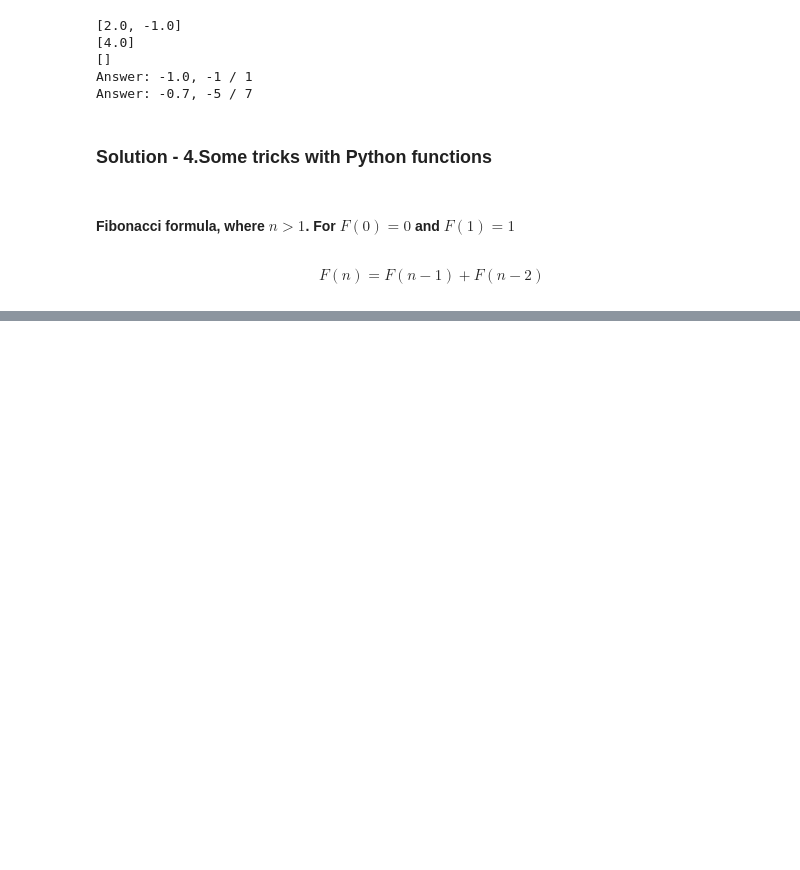
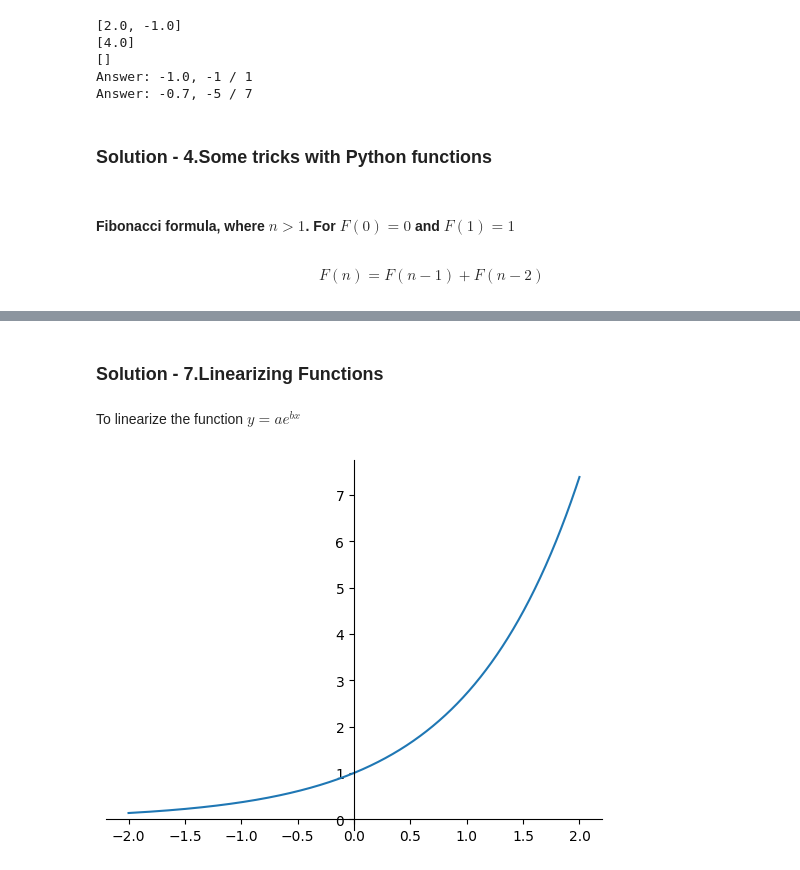
Before and after one commit to ThorinOakenshield-ivaylo/Math-Concepts-March-2025, a Jupyter notebook: High-School-Maths-Exercise/Solutions-High-School-Maths-Exercise.ipynb, the cells around one changed output, grey strips where cells are left out. Cells and saved outputs as stored; diff of their text form; code cells hidden in the pictures; blank space fills up the shorter version.

```diff
--- a/High-School-Maths-Exercise/Solutions-High-School-Maths-Exercise.ipynb
+++ b/High-School-Maths-Exercise/Solutions-High-School-Maths-Exercise.ipynb
@@ -226,0 +357,21 @@ Sum of all odd numbers is: 2
+# %% [markdown]
+### Solution - 7.Linearizing Functions
+# %% [markdown]
+To linearize the function $ y = ae^{bx} $
+# %%
+ax1 = plt.gca()
+ax1.spines["bottom"].set_position("zero")
+ax1.spines["left"].set_position("zero")
+ax1.spines["top"].set_visible(False)
+ax1.spines["right"].set_visible(False)
+
+x = np.linspace(-2, 2, 1000)
+a = 1
+b = 1
+y = a * np.exp(b * x) #  y = ae^bx
+
+ax1.plot(x, y)
+
+plt.show()
+# %% [output]
+[figure, added]
```
Also changed, not shown: parts of 27 cells of this notebook, 1 other file.
